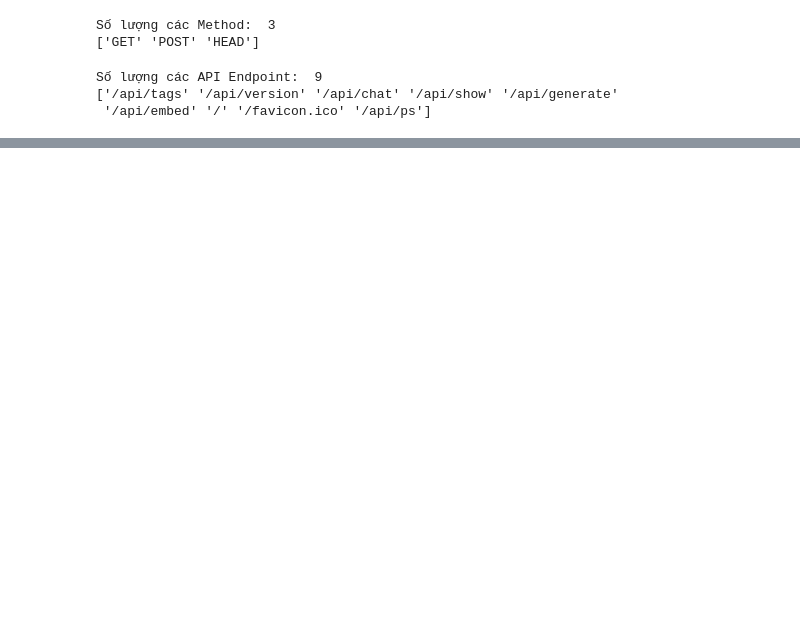
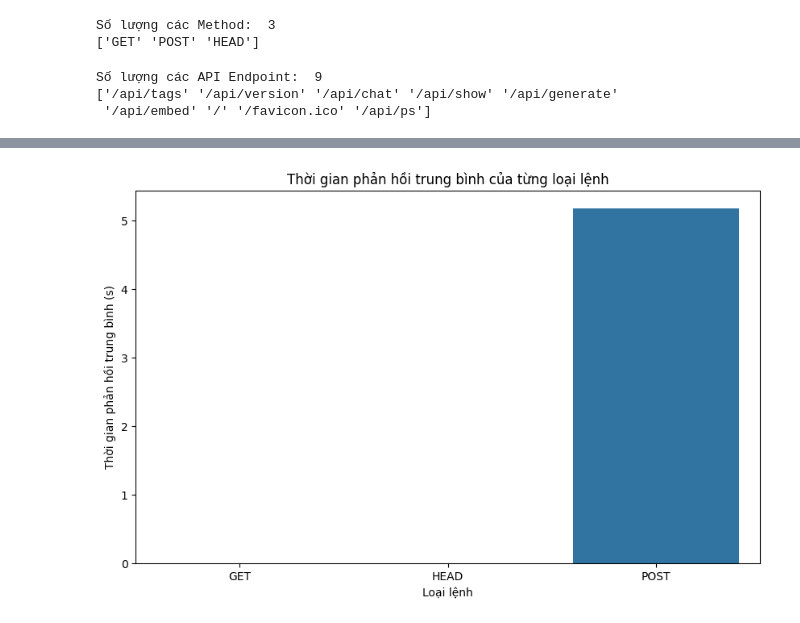
Before and after one commit to hoangmanh08/Codechallenge_edit, a Jupyter notebook: main/main.ipynb, the cells around one changed output, grey strips where cells are left out. Saved outputs shown, nothing was run; the diff lists cells and outputs as text; code cells hidden in the pictures; blank space fills up the shorter version.

```diff
--- a/main/main.ipynb
+++ b/main/main.ipynb
@@ -171,0 +264,13 @@ print(method_stats)
+# %%
+# Tính toán thời gian phản hồi trung bình theo loại lệnh (Method)
+method_response_time = df.groupby('Method')['Response Time (s)'].mean().reset_index(name='Avg Response Time (s)')
+
+# Vẽ biểu đồ thời gian phản hồi trung bình theo loại lệnh
+plt.figure(figsize=(10, 6))
+sns.barplot(x='Method', y='Avg Response Time (s)', data=method_response_time)
+plt.title('Thời gian phản hồi trung bình của từng loại lệnh')
+plt.xlabel('Loại lệnh')
+plt.ylabel('Thời gian phản hồi trung bình (s)')
+plt.show()
+# %% [output]
+[figure, added]
```
Also changed, not shown: parts of 14 cells of this notebook, 2 other files.
